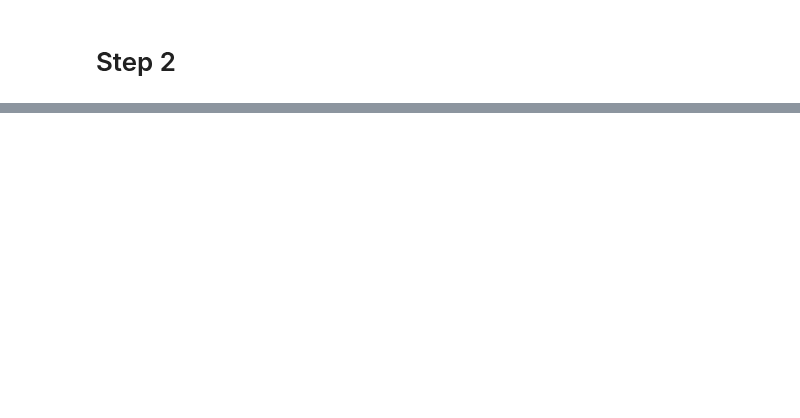
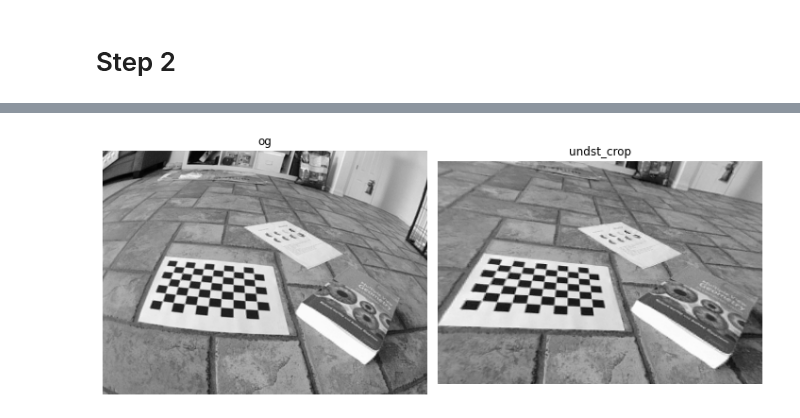
Before and after one commit to eshangaur/Perception-in-Robotics, a Jupyter notebook: project_2b/code/task_5/task_5.ipynb, the cells around one changed output, grey strips where cells are left out. Drawn from its saved outputs; the diff is of its cells as text; code cells hidden in the pictures; blank space fills up the shorter version.

```diff
--- a/project_2b/code/task_5/task_5.ipynb
+++ b/project_2b/code/task_5/task_5.ipynb
@@ -68,0 +109,5 @@ plot_figures({'left_0': left_[0], 'right_0': right_[0], 'left_1': left_[1], 'rig
+# %%
+temp = undistortImage(right_[0], left_intrinsic, distCoeffs_right)
+plot_figures({'og':right_[0], 'undst_crop':temp},1,2)
+# %% [output]
+[figure, added]
```
Also changed, not shown: parts of 12 cells of this notebook.
